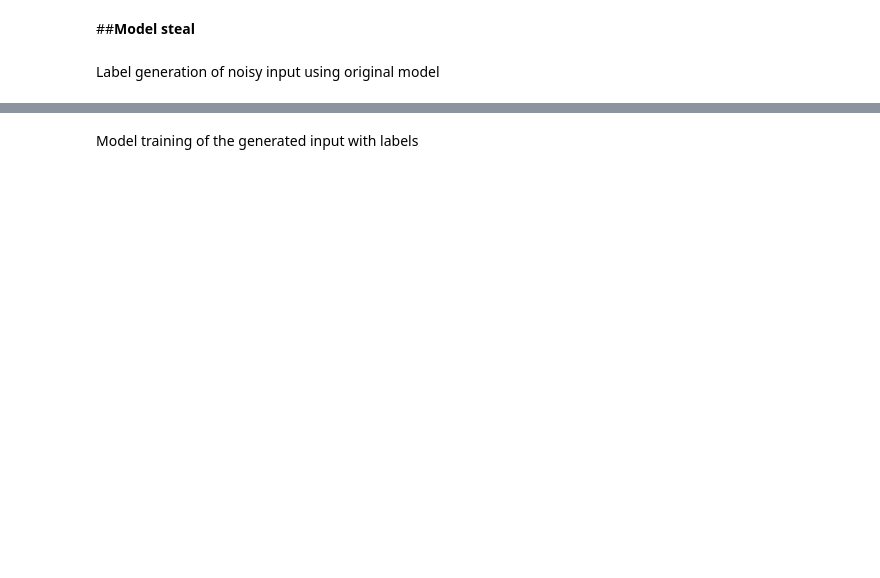
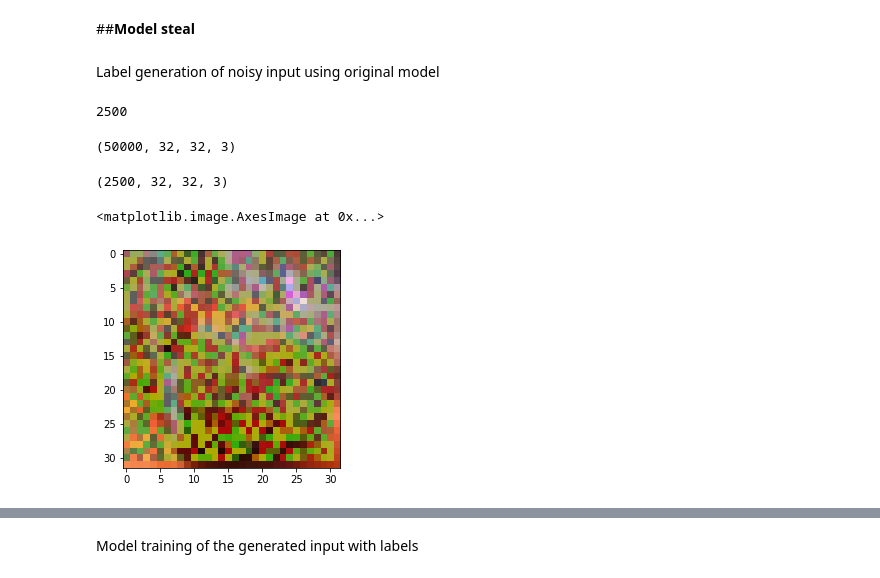
Before and after one commit to abijith007/Bosch, a Jupyter notebook: Cifar_10_model_steal.ipynb, the cells around one changed output, grey strips where cells are left out. Drawn from its saved outputs; the diff is of its cells as text; code cells hidden in the pictures; blank space fills up the shorter version.

```diff
--- a/Cifar_10_model_steal.ipynb
+++ b/Cifar_10_model_steal.ipynb
@@ -250,14 +293,30 @@ def noisy(noise_typ,image):
 # %%
 (x_train_rLabel, y_train_rLabel), (x_test_rLabel, y_test_rLabel) = cifar10.load_data()
 # %%
-percentage = 1
+percentage = 5
 num_of_img = int(len(x_train_rLabel)*(percentage/100))
+print(num_of_img)
 x_train_noise = []
 for i in range(num_of_img):
   x_train_noise.append(x_train_rLabel[i])
+
+x_train_noise = np.array(x_train_noise)
+# %% [output]
+2500
 # %%
 for i in range(num_of_img):
   x_train_noise[i] = noisy('s&p',x_train_noise[i])
+# %%
+print(x_train_rLabel.shape )
+# %% [output]
+(50000, 32, 32, 3)
+# %%
+print(x_train_noise.shape)
+# %% [output]
+(2500, 32, 32, 3)
 # %%
-plt.imshow(x_train_noise[10])
+plt.imshow(x_train_noise[5])
+# %% [output]
+<matplotlib.image.AxesImage at 0x...>
+[figure, added]
 # %%
```
Also changed, not shown: parts of 22 cells of this notebook.
